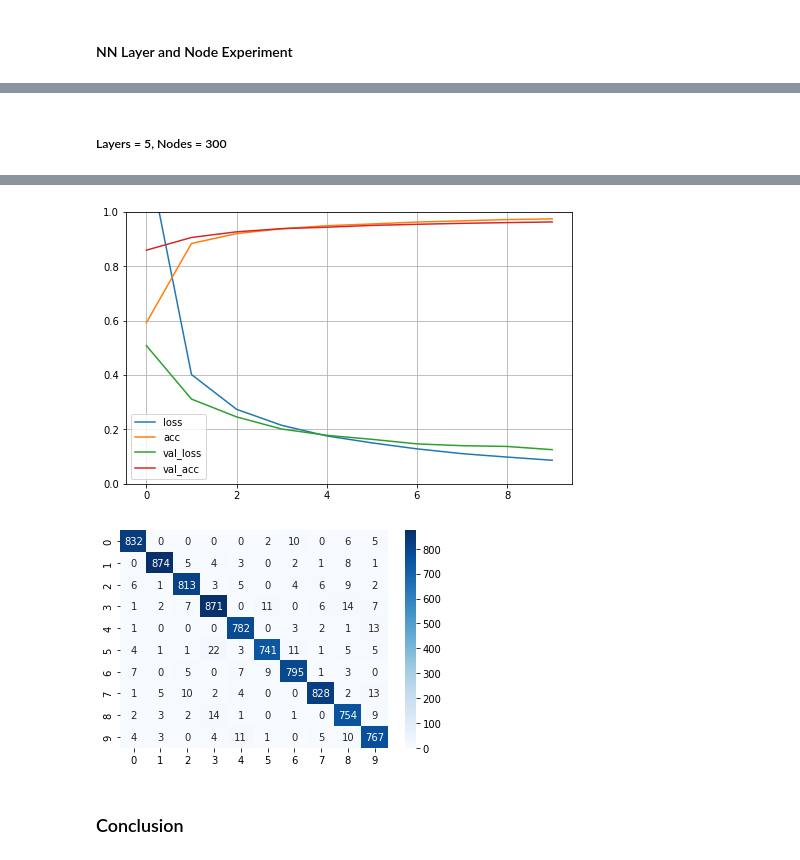
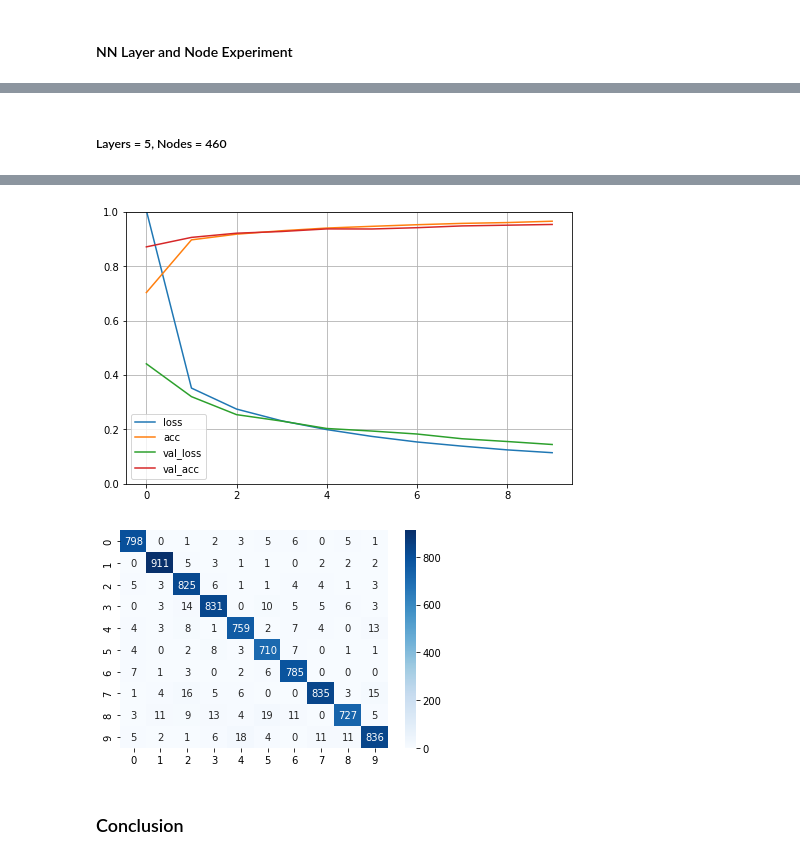
Before and after one commit to erinmcmahon26/MNIST-Digit-Recognizer, a Jupyter notebook: Digit_Recognizer_NN.ipynb, the cells around one changed output, grey strips where cells are left out. Drawn from its saved outputs; the diff is of its cells as text; code cells hidden in the pictures.

Commit message:
updated nodes

```diff
--- a/Digit_Recognizer_NN.ipynb
+++ b/Digit_Recognizer_NN.ipynb
@@ -331,11 +325,11 @@ cm_matrix(model_c, x_valid, y_valid)
 # %% [markdown]
-##### Layers = 5, Nodes = 300
+##### Layers = 5, Nodes = 460
 # %%
 model_d = Sequential([keras.layers.Flatten(input_shape=[28,28]),
-                    keras.layers.Dense(300, activation='relu'),
-                    keras.layers.Dense(230, activation='relu'),
-                    keras.layers.Dense(160, activation='relu'),
-                    keras.layers.Dense(9, activation='relu'),
+                    keras.layers.Dense(100, activation='relu'),
+                    keras.layers.Dense(90, activation='relu'),
+                    keras.layers.Dense(60, activation='relu'),
+                    keras.layers.Dense(40, activation='relu'),
                     keras.layers.Dense(10, activation='softmax')])
 history_d, metrics_d = model_metrics(model_d, x_train, y_train)
 # %% [output]
@@ -362,8 +356,8 @@ Epoch 10/10
-[figure, old version]
+[figure, new version]
 # %%
 cm_matrix(model_d, x_valid, y_valid)
 # %% [output]
-[figure, old version]
+[figure, new version]
 # %% [markdown]
 ### Conclusion
 # %%
```
Also changed, not shown: parts of 21 cells of this notebook.
